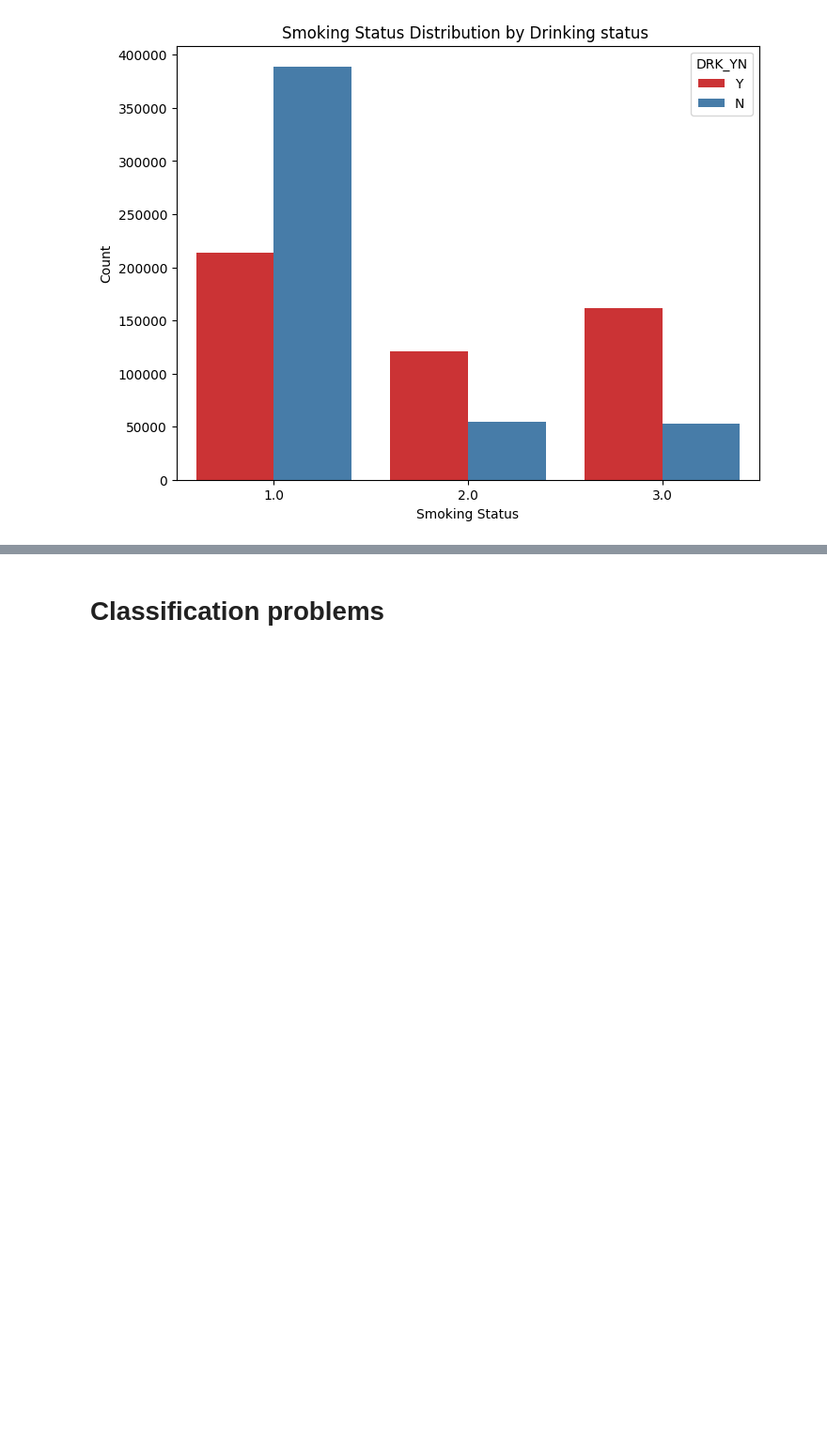
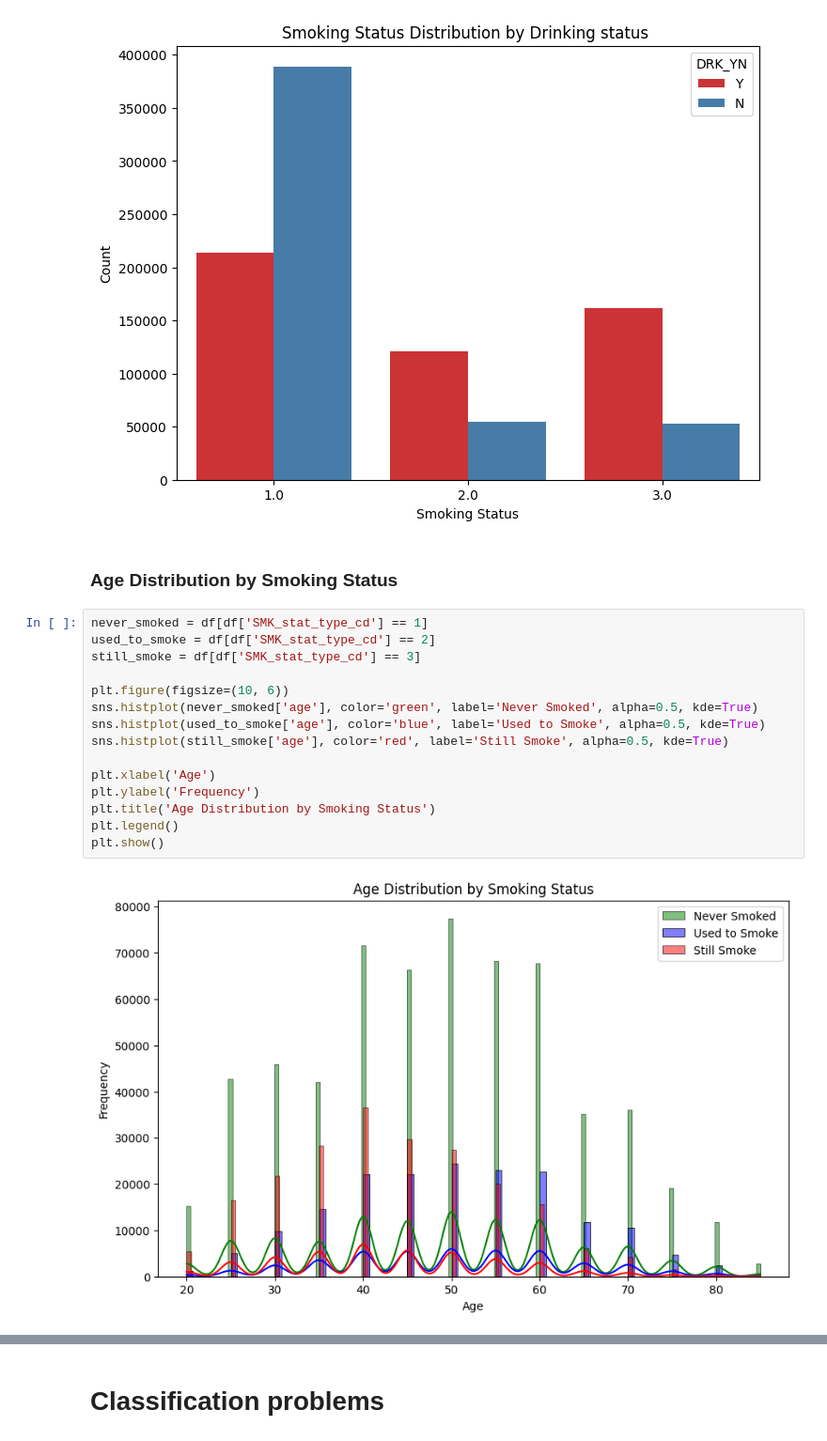
Before and after one commit to 202218031/DM_Project_2, a Jupyter notebook: DM_CP2_202218031_T4.ipynb, the cells around one changed output, grey strips where cells are left out. Shown at 94% size. Saved outputs shown, nothing was run; the diff lists cells and outputs as text; blank space fills up the shorter version.

Commit message:
Added some visualizations

```diff
--- a/DM_CP2_202218031_T4.ipynb
+++ b/DM_CP2_202218031_T4.ipynb
@@ -170,3 +170,22 @@ plt.title('Smoking Status Distribution by Drinking status ')
 plt.show()
 # %% [output]
 [figure]
+# %% [markdown]
+### **Age Distribution by Smoking Status**
+# %%
+never_smoked = df[df['SMK_stat_type_cd'] == 1]
+used_to_smoke = df[df['SMK_stat_type_cd'] == 2]
+still_smoke = df[df['SMK_stat_type_cd'] == 3]
+
+plt.figure(figsize=(10, 6))
+sns.histplot(never_smoked['age'], color='green', label='Never Smoked', alpha=0.5, kde=True)
+sns.histplot(used_to_smoke['age'], color='blue', label='Used to Smoke', alpha=0.5, kde=True)
+sns.histplot(still_smoke['age'], color='red', label='Still Smoke', alpha=0.5, kde=True)
+
+plt.xlabel('Age')
+plt.ylabel('Frequency')
+plt.title('Age Distribution by Smoking Status')
+plt.legend()
+plt.show()
+# %% [output]
+[figure, added]
```
Also changed, not shown: parts of 12 cells of this notebook.
